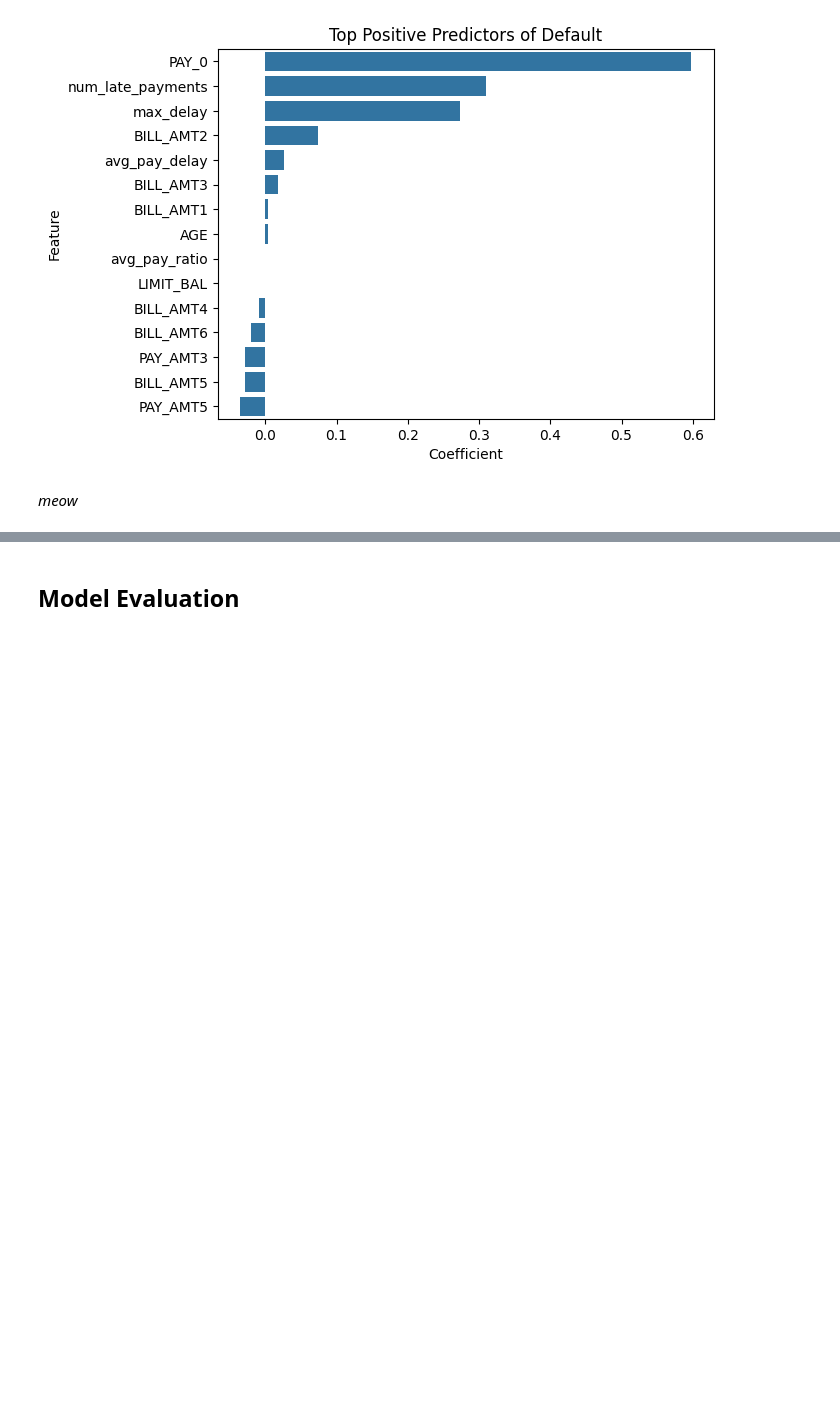
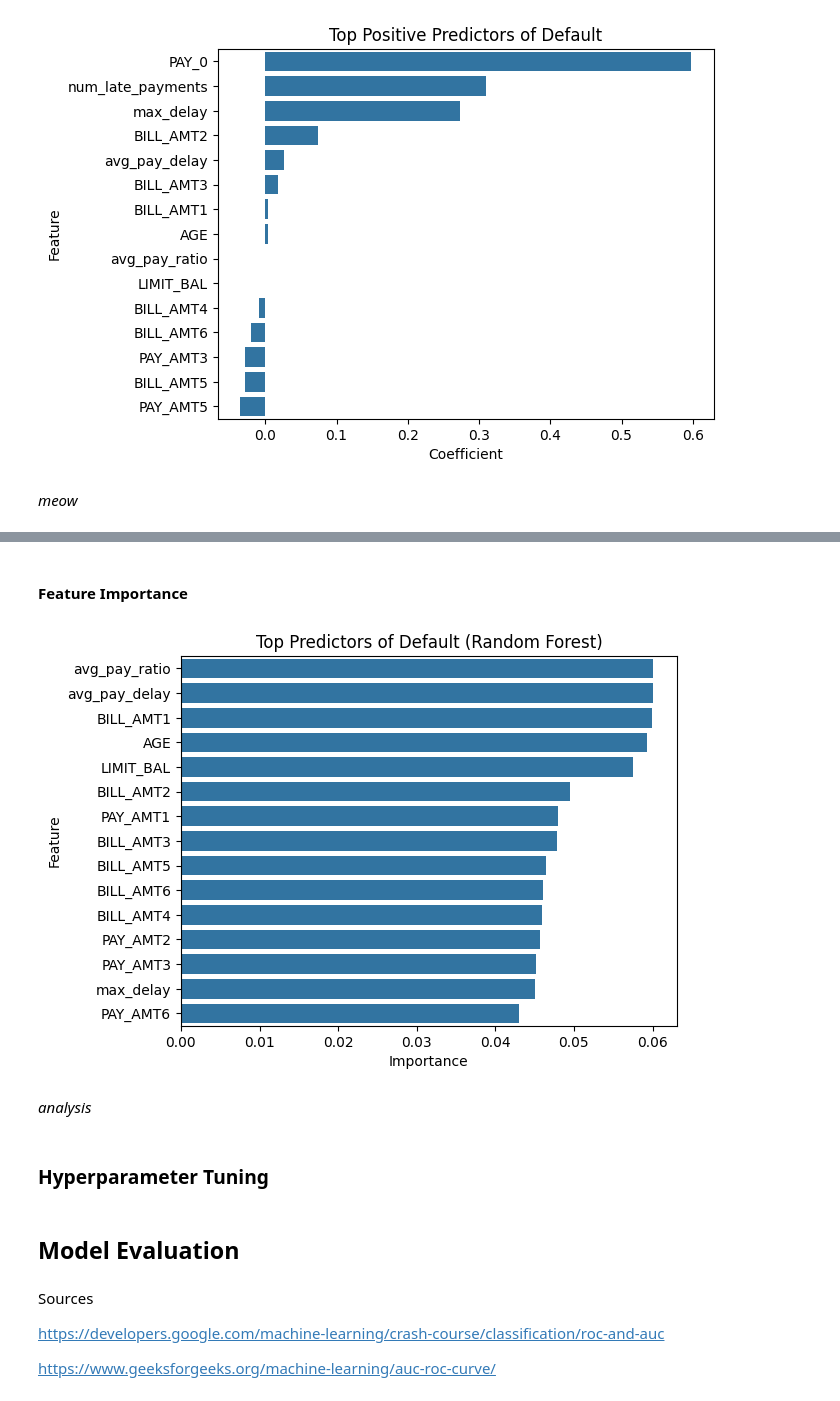
Before and after one commit to kelliekaw/credit-risk-prediction, a Jupyter notebook: credit_risk_prediction.ipynb, the cells around one changed output, grey strips where cells are left out. Cells and saved outputs as stored; diff of their text form; code cells hidden in the pictures; blank space fills up the shorter version.

```diff
--- a/credit_risk_prediction.ipynb
+++ b/credit_risk_prediction.ipynb
@@ -544,2 +608,30 @@ plt.show()
+# %% [markdown]
+#### Feature Importance
+# %%
+importance = pd.DataFrame({
+    "Feature": X_train.columns,
+    "Importance": rf_model.feature_importances_
+})
+
+importance = importance.sort_values(by="Importance", ascending=False)
+sns.barplot(
+    x="Importance",
+    y="Feature",
+    data=importance.head(15)
+)
+plt.title("Top Predictors of Default (Random Forest)")
+plt.show()
+# %% [output]
+[figure, added]
+# %% [markdown]
+*analysis*
+# %% [markdown]
+### Hyperparameter Tuning
 # %% [markdown]
 ## Model Evaluation
+# %% [markdown]
+Sources
+
+https://developers.google.com/machine-learning/crash-course/classification/roc-and-auc
+
+https://www.geeksforgeeks.org/machine-learning/auc-roc-curve/
```
Also changed, not shown: parts of 42 cells of this notebook.
